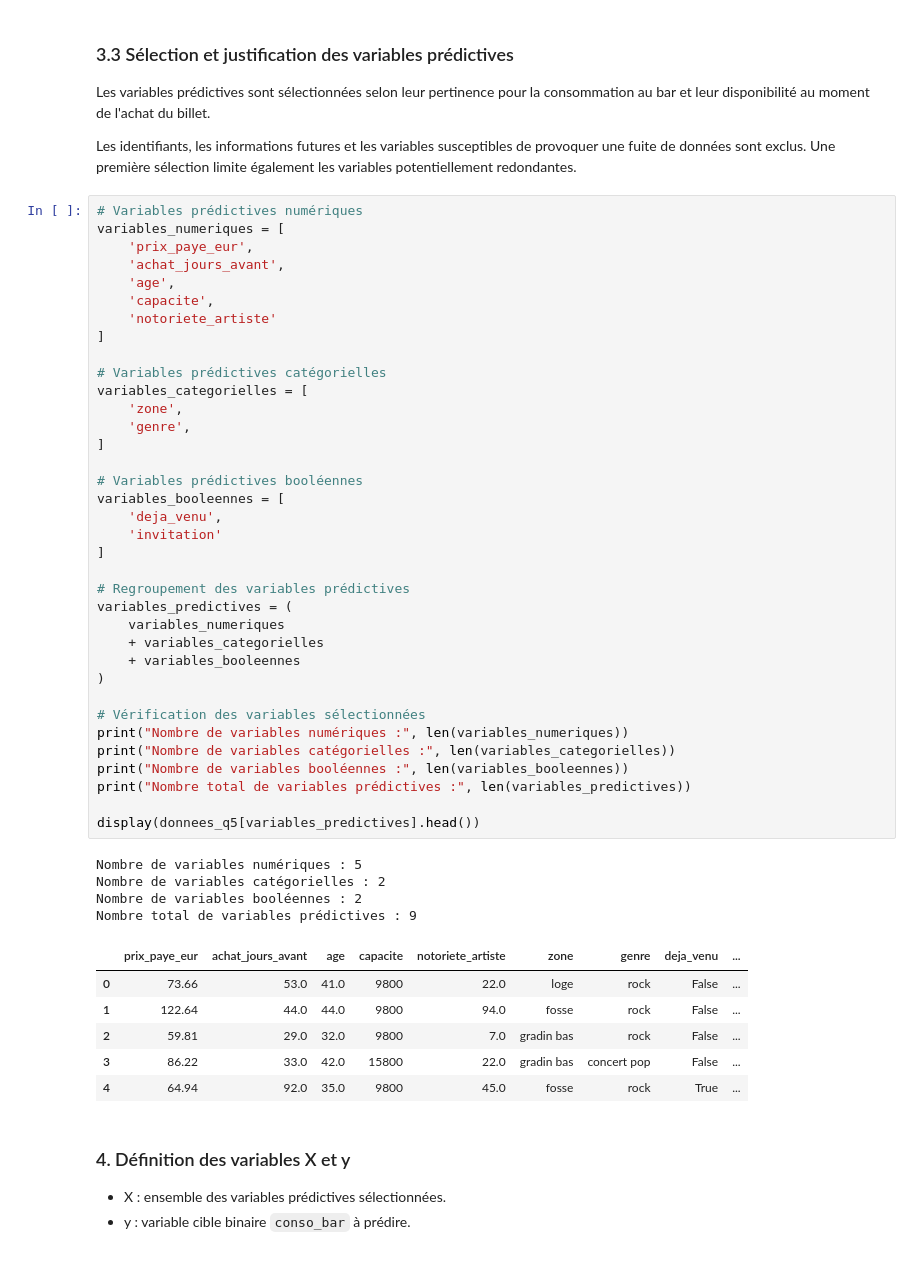
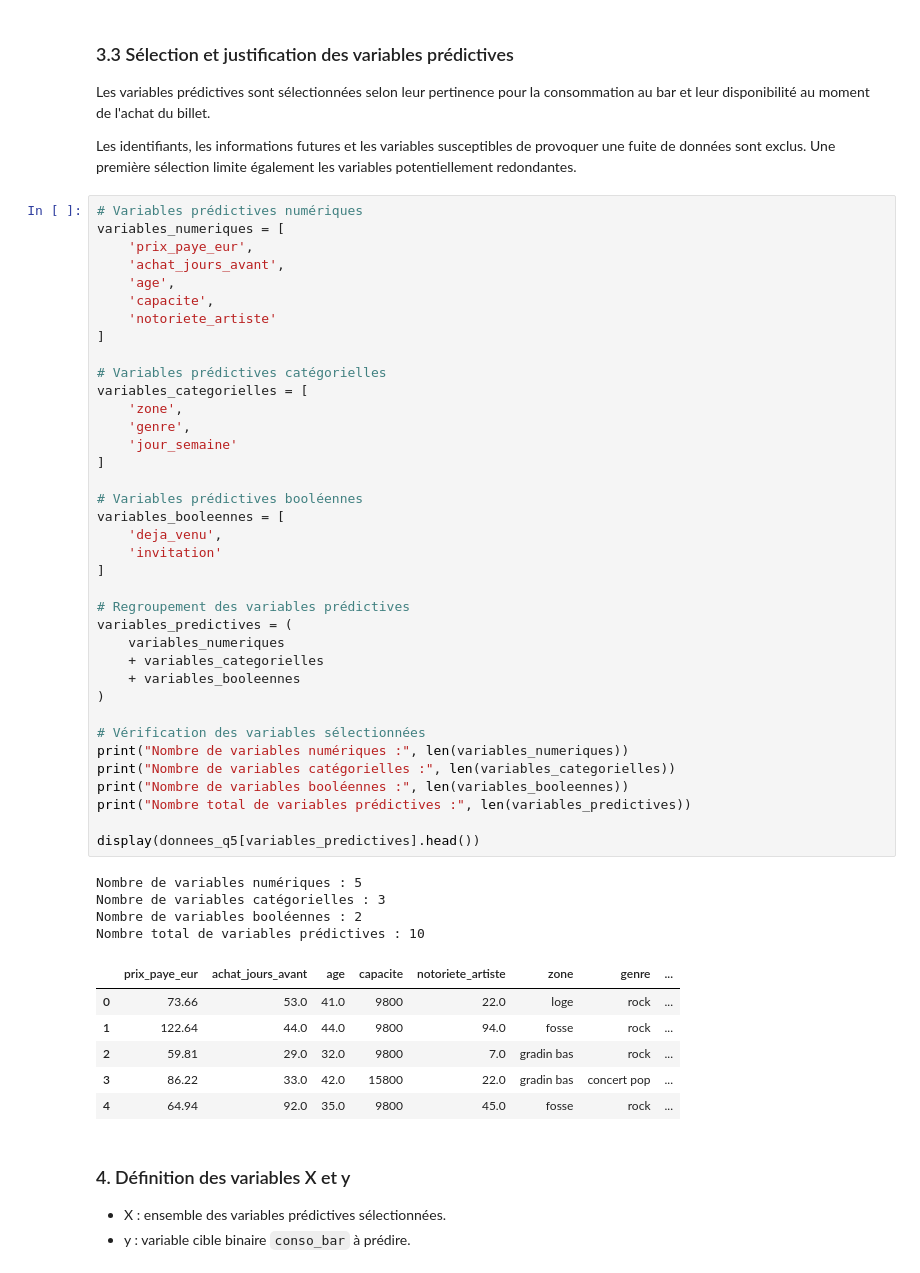
Before and after one commit to Fourkhoub/Projet_DataMining, a Jupyter notebook: notebooks/Question5.ipynb, the cells around one changed output. Saved outputs shown, nothing was run; the diff lists cells and outputs as text.

Commit message:
(q5): analyse de la pertinence du jour de la semaine

```diff
--- a/notebooks/Question5.ipynb
+++ b/notebooks/Question5.ipynb
@@ -329,41 +378,42 @@ variables_numeriques = [
 
 # Variables prédictives catégorielles
 variables_categorielles = [
     'zone',
     'genre',
+    'jour_semaine'
 ]
 
 # Variables prédictives booléennes
 variables_booleennes = [
     'deja_venu',
     'invitation'
 ]
 
 # Regroupement des variables prédictives
 variables_predictives = (
     variables_numeriques
     + variables_categorielles
     + variables_booleennes
 )
 
 # Vérification des variables sélectionnées
 print("Nombre de variables numériques :", len(variables_numeriques))
 print("Nombre de variables catégorielles :", len(variables_categorielles))
 print("Nombre de variables booléennes :", len(variables_booleennes))
 print("Nombre total de variables prédictives :", len(variables_predictives))
 
 display(donnees_q5[variables_predictives].head())
 # %% [output]
 Nombre de variables numériques : 5
-Nombre de variables catégorielles : 2
+Nombre de variables catégorielles : 3
 Nombre de variables booléennes : 2
-Nombre total de variables prédictives : 9
+Nombre total de variables prédictives : 10
-|  | prix_paye_eur | achat_jours_avant | age | capacite | notoriete_artiste | zone | genre | deja_venu | ... |
-| 0 | 73.66 | 53.0 | 41.0 | 9800 | 22.0 | loge | rock | False | ... |
-| 1 | 122.64 | 44.0 | 44.0 | 9800 | 94.0 | fosse | rock | False | ... |
-| 2 | 59.81 | 29.0 | 32.0 | 9800 | 7.0 | gradin bas | rock | False | ... |
-| 3 | 86.22 | 33.0 | 42.0 | 15800 | 22.0 | gradin bas | concert pop | False | ... |
-| 4 | 64.94 | 92.0 | 35.0 | 9800 | 45.0 | fosse | rock | True | ... |
+|  | prix_paye_eur | achat_jours_avant | age | capacite | notoriete_artiste | zone | genre | ... |
+| 0 | 73.66 | 53.0 | 41.0 | 9800 | 22.0 | loge | rock | ... |
+| 1 | 122.64 | 44.0 | 44.0 | 9800 | 94.0 | fosse | rock | ... |
+| 2 | 59.81 | 29.0 | 32.0 | 9800 | 7.0 | gradin bas | rock | ... |
+| 3 | 86.22 | 33.0 | 42.0 | 15800 | 22.0 | gradin bas | concert pop | ... |
+| 4 | 64.94 | 92.0 | 35.0 | 9800 | 45.0 | fosse | rock | ... |
 # %% [markdown]
 ### 4. Définition des variables X et y
 
```
Also changed, not shown: parts of 5 cells of this notebook.
